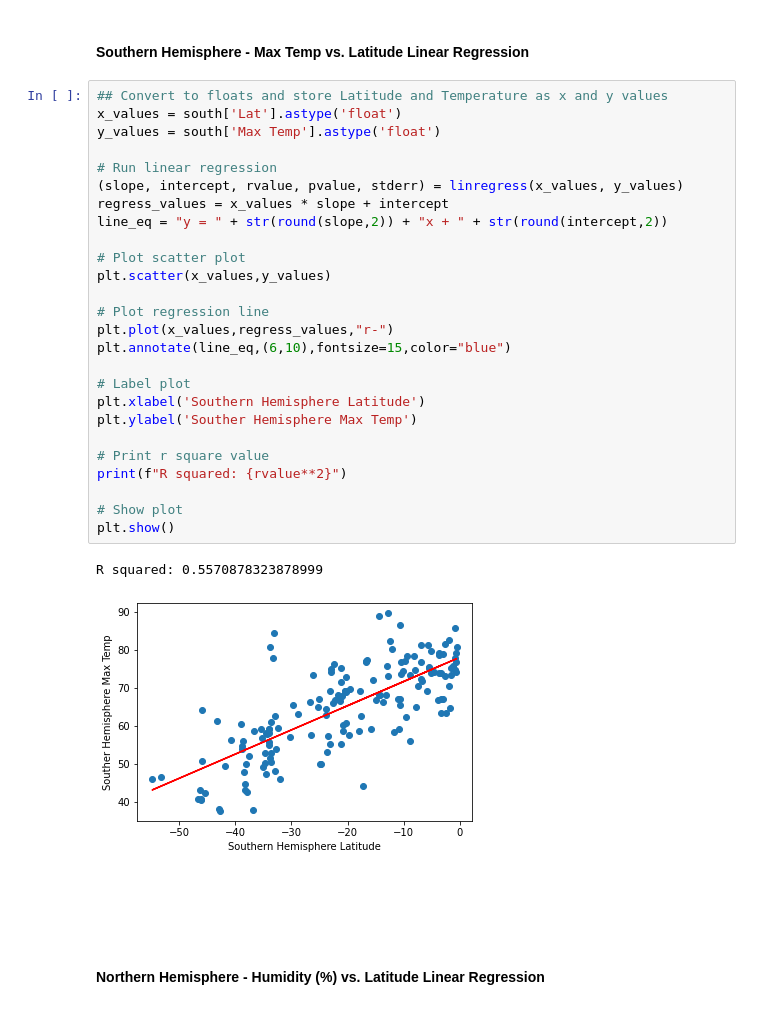
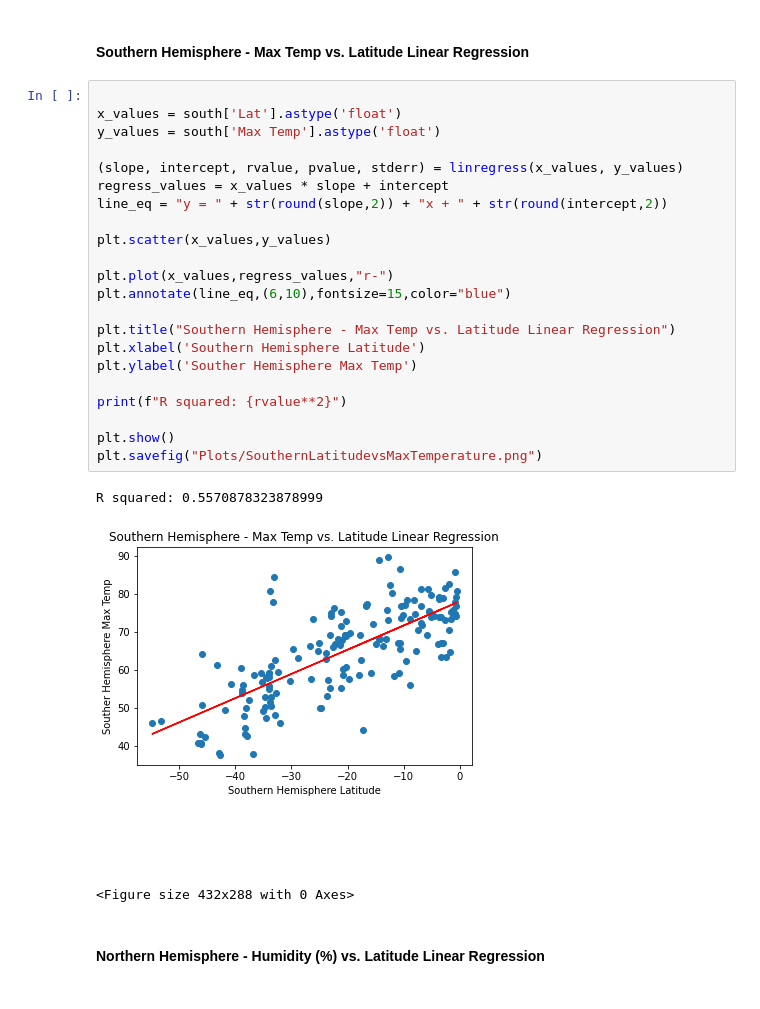
Before and after one commit to anajuarezar/python-api-challenge, a Jupyter notebook: WeatherPy/WeatherPy.ipynb, the cells around one changed output. Drawn from its saved outputs; the diff is of its cells as text.

```diff
--- a/WeatherPy/WeatherPy.ipynb
+++ b/WeatherPy/WeatherPy.ipynb
@@ -391,34 +398,31 @@ R squared: 0.3999331429476298
 # %% [markdown]
 ####  Southern Hemisphere - Max Temp vs. Latitude Linear Regression
 # %%
-## Convert to floats and store Latitude and Temperature as x and y values
+
 x_values = south['Lat'].astype('float')
 y_values = south['Max Temp'].astype('float')
 
-# Run linear regression
 (slope, intercept, rvalue, pvalue, stderr) = linregress(x_values, y_values)
 regress_values = x_values * slope + intercept
 line_eq = "y = " + str(round(slope,2)) + "x + " + str(round(intercept,2))
 
-# Plot scatter plot
 plt.scatter(x_values,y_values)
 
-# Plot regression line
 plt.plot(x_values,regress_values,"r-")
 plt.annotate(line_eq,(6,10),fontsize=15,color="blue")
 
-# Label plot
+plt.title("Southern Hemisphere - Max Temp vs. Latitude Linear Regression")
 plt.xlabel('Southern Hemisphere Latitude')
 plt.ylabel('Souther Hemisphere Max Temp')
 
-# Print r square value
 print(f"R squared: {rvalue**2}")
 
-# Show plot
 plt.show()
+plt.savefig("Plots/SouthernLatitudevsMaxTemperature.png")
 # %% [output]
 R squared: 0.5570878323878999
-[figure, old version]
+[figure, new version]
+<Figure size 432x288 with 0 Axes>
 # %% [markdown]
 ####  Northern Hemisphere - Humidity (%) vs. Latitude Linear Regression
 # %%
```
Also changed, not shown: parts of 16 cells of this notebook, 12 other files.
